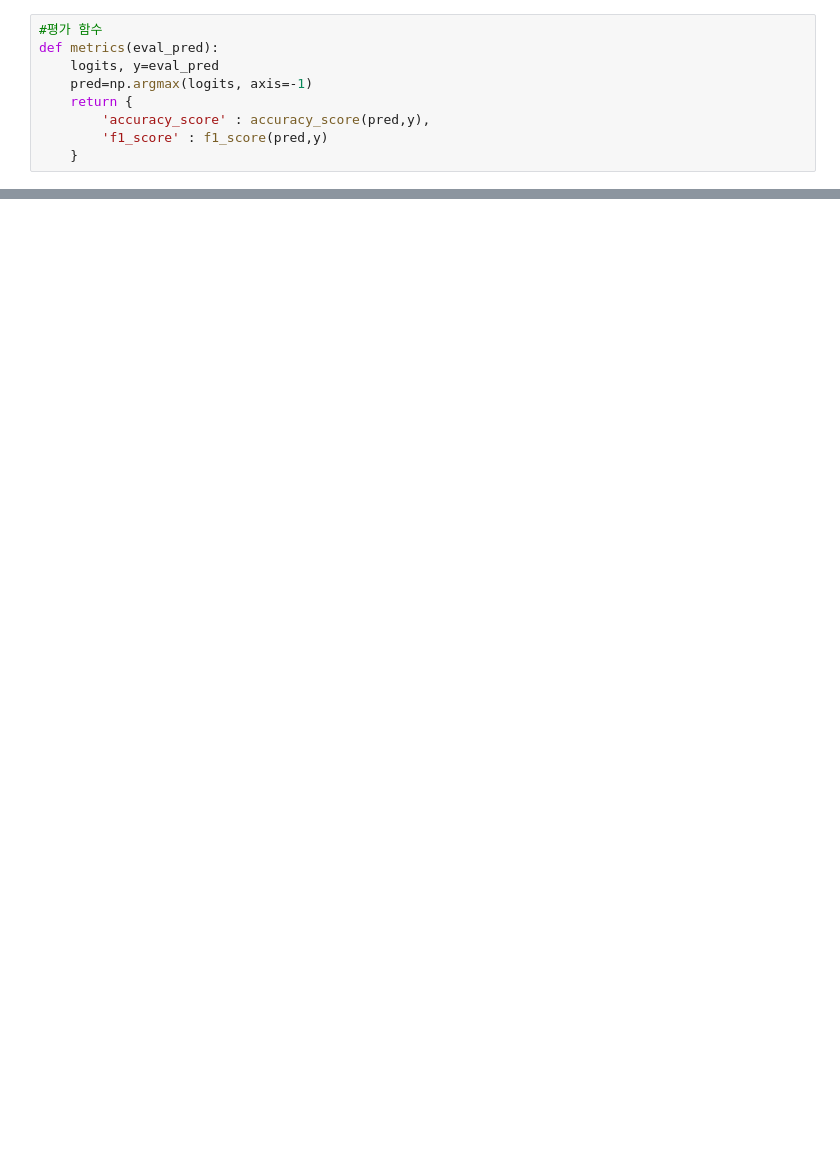
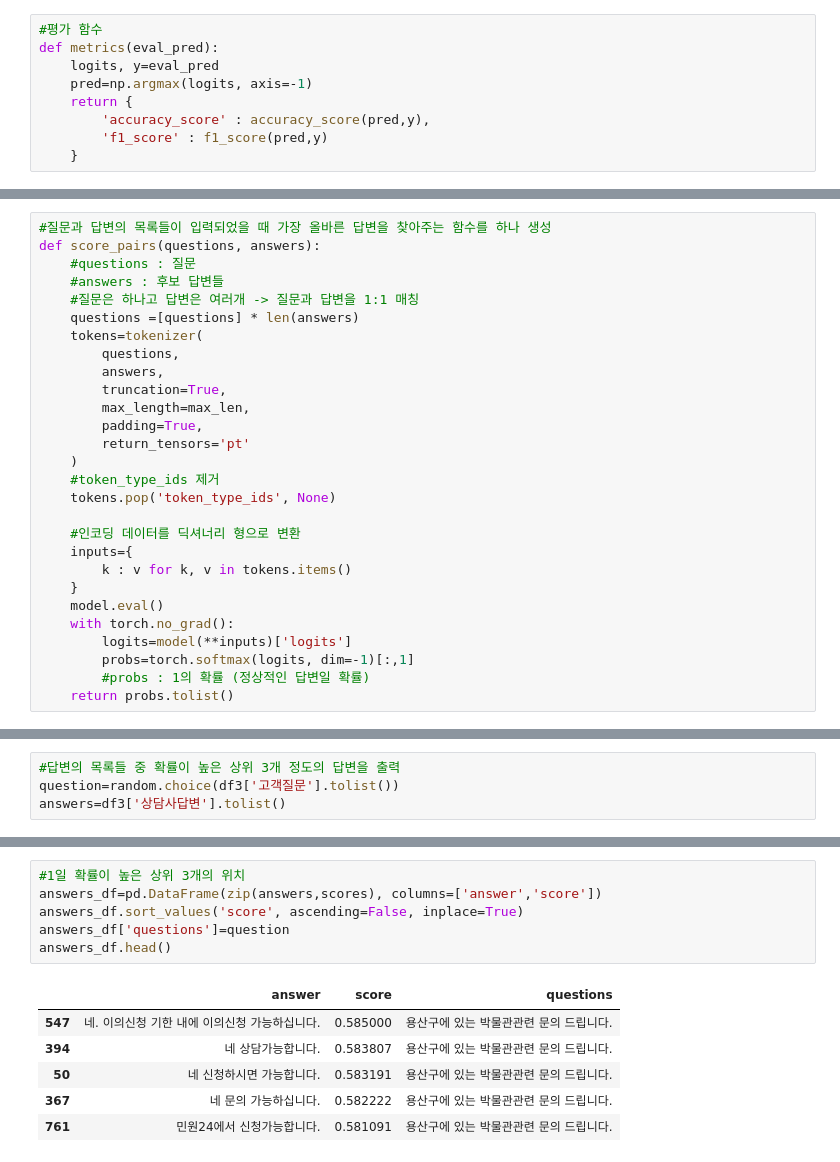
Before and after one commit to SooHyeon1215/multicampus_bootcamp, a Jupyter notebook: 260617/02_BERT.ipynb, the cells around one changed output, grey strips where cells are left out. Drawn from its saved outputs; the diff is of its cells as text; blank space fills up the shorter version.

```diff
--- a/260617/02_BERT.ipynb
+++ b/260617/02_BERT.ipynb
@@ -286,0 +289,28 @@ TrainOutput(global_step=189, training_loss=0.5159779705067791, metrics={'train_r
+# %%
+#질문과 답변의 목록들이 입력되었을 때 가장 올바른 답변을 찾아주는 함수를 하나 생성
+def score_pairs(questions, answers):
+    #questions : 질문
+    #answers : 후보 답변들
+    #질문은 하나고 답변은 여러개 -> 질문과 답변을 1:1 매칭
+    questions =[questions] * len(answers)
+    tokens=tokenizer(
+        questions,
+        answers,
+        truncation=True,
+        max_length=max_len,
+        padding=True,
+        return_tensors='pt'
+    )
+    #token_type_ids 제거
+    tokens.pop('token_type_ids', None)
+
+    #인코딩 데이터를 딕셔너리 형으로 변환
+    inputs={
+        k : v for k, v in tokens.items()
+    }
+    model.eval()
+    with torch.no_grad():
+        logits=model(**inputs)['logits']
+        probs=torch.softmax(logits, dim=-1)[:,1]
+        #probs : 1의 확률 (정상적인 답변일 확률)
+    return probs.tolist()
@@ -286,0 +347,4 @@ TrainOutput(global_step=189, training_loss=0.5159779705067791, metrics={'train_r
+# %%
+#답변의 목록들 중 확률이 높은 상위 3개 정도의 답변을 출력
+question=random.choice(df3['고객질문'].tolist())
+answers=df3['상담사답변'].tolist()
@@ -286,0 +365,13 @@ TrainOutput(global_step=189, training_loss=0.5159779705067791, metrics={'train_r
+# %%
+#1일 확률이 높은 상위 3개의 위치
+answers_df=pd.DataFrame(zip(answers,scores), columns=['answer','score'])
+answers_df.sort_values('score', ascending=False, inplace=True)
+answers_df['questions']=question
+answers_df.head()
+# %% [output]
+|  | answer | score | questions |
+| 547 | 네. 이의신청 기한 내에 이의신청 가능하십니다. | 0.585000 | 용산구에 있는 박물관관련 문의 드립니다. |
+| 394 | 네 상담가능합니다. | 0.583807 | 용산구에 있는 박물관관련 문의 드립니다. |
+| 50 | 네 신청하시면 가능합니다. | 0.583191 | 용산구에 있는 박물관관련 문의 드립니다. |
+| 367 | 네 문의 가능하십니다. | 0.582222 | 용산구에 있는 박물관관련 문의 드립니다. |
+| 761 | 민원24에서 신청가능합니다. | 0.581091 | 용산구에 있는 박물관관련 문의 드립니다. |
```
Also changed, not shown: parts of 19 cells of this notebook, 3 other files.
